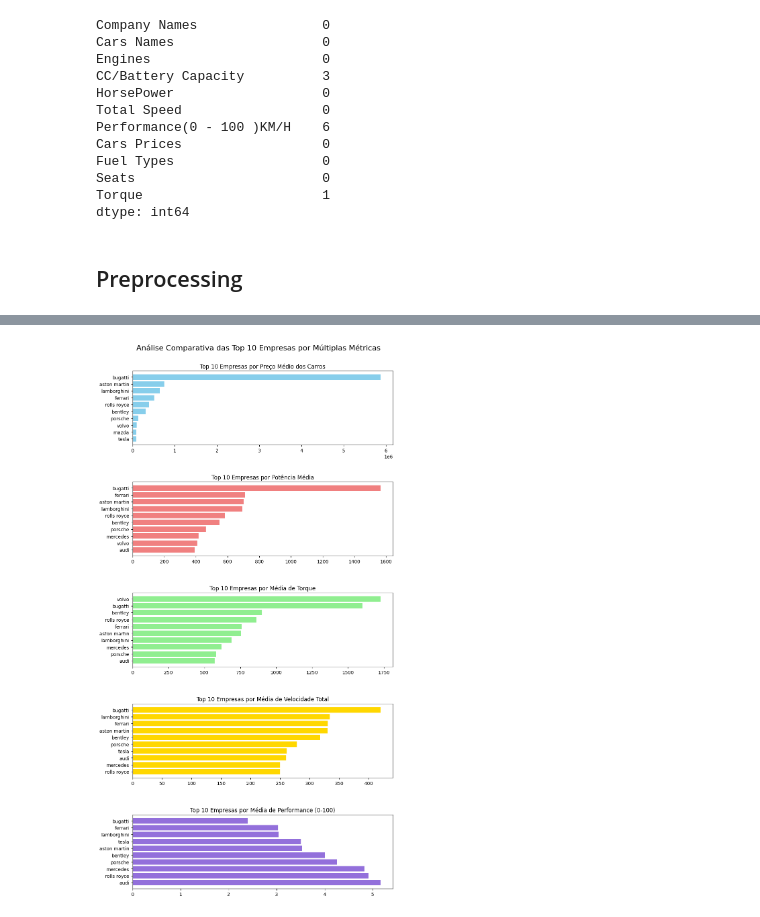
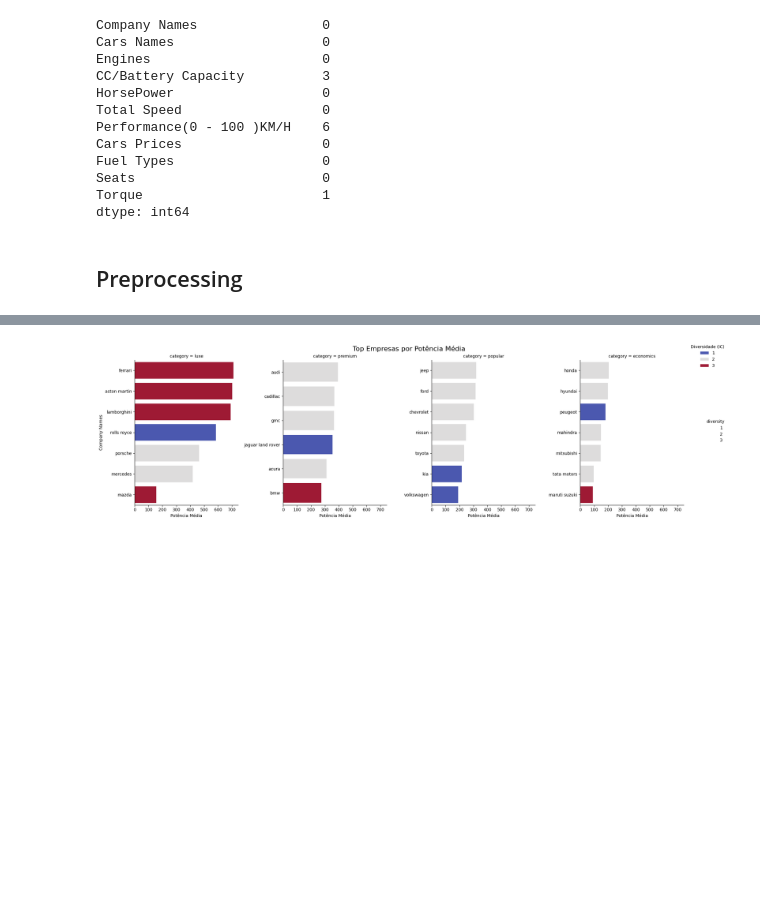
Before and after one commit to KevBoyz/some-python, a Jupyter notebook: Data_Science/Projects/09-cars/stat_cars.ipynb, the cells around one changed output, grey strips where cells are left out. Cells and saved outputs as stored; diff of their text form; code cells hidden in the pictures; blank space fills up the shorter version.

```diff
--- a/Data_Science/Projects/09-cars/stat_cars.ipynb
+++ b/Data_Science/Projects/09-cars/stat_cars.ipynb
@@ -139,0 +153,2 @@ df['Company Names'].value_counts().sort_values(ascending=True).tail(15).plot.pie
+# %%
+df['category'] = df.groupby('Company Names')['Cars Prices'].transform(lambda x: company_category(x.mean()))
@@ -139,0 +176,18 @@ df['Company Names'].value_counts().sort_values(ascending=True).tail(15).plot.pie
+# %%
+df['IC_Amplitude'] = df['ic_upper'] - df['ic_lower']
+df['IC_Relativo_Percentual'] = (df['IC_Amplitude'] / df['Cars Prices_mean']) * 100
+
+Q1 = df['IC_Relativo_Percentual'].quantile(0.25)
+Q3 = df['IC_Relativo_Percentual'].quantile(0.75)
+
+def classificar_ic(ic_relativo):
+    if ic_relativo <= Q1:
+        return 1
+    elif ic_relativo > Q3:
+        return 3
+    else:
+        return 2
+
+df['diversity'] = df['IC_Relativo_Percentual'].apply(classificar_ic)
+# %%
+df.drop(labels=['ic_lower', 'ic_upper', 'IC_Amplitude', 'IC_Relativo_Percentual', 'Cars Prices_mean'], axis=1, inplace=True)
@@ -140,29 +288,71 @@ df['Company Names'].value_counts().sort_values(ascending=True).tail(15).plot.pie
 # %%
-data_price = df['Cars Prices'].groupby(df['Company Names']).mean().sort_values(ascending=False).head(10).sort_values(ascending=True)
-data_hp = df['HorsePower'].groupby(df['Company Names']).mean().sort_values(ascending=False).head(10).sort_values(ascending=True)
-data_torque = df['Torque'].groupby(df['Company Names']).mean().sort_values(ascending=False).head(10).sort_values(ascending=True)
-data_speed = df['Total Speed'].groupby(df['Company Names']).mean().sort_values(ascending=False).head(10).sort_values(ascending=True)
-data_performance = df['Performance(0 - 100 )KM/H'].groupby(df['Company Names']).mean().sort_values(ascending=True).head(10).sort_values(ascending=False)
+METRICAS = {
+    'HorsePower': {'titulo': 'Potência Média', 'asc': False},
+    'Torque': {'titulo': 'Média de Torque', 'asc': False},
+    'Total Speed': {'titulo': 'Média de Velocidade Total', 'asc': False},
+    'Performance(0 - 100 )KM/H': {'titulo': 'Média de Performance (s) (0-100)', 'asc': True},
+}
 
-fig, axes = plt.subplots(nrows=5, ncols=1, figsize=(10, 20))
-plt.subplots_adjust(hspace=0.5)
+COLUNA_SEGMENTO = 'category'
+ORDEM_SEGMENTO = ['luxe', 'premium', 'popular', 'economics']
+ORDEM_DIVERSIDADE = [1, 2, 3]
 
-axes[0].barh(data_price.index, data_price.values, color='skyblue')
-axes[0].set_title('Top 10 Empresas por Preço Médio dos Carros')
 
-axes[1].barh(data_hp.index, data_hp.values, color='lightcoral')
-axes[1].set_title('Top 10 Empresas por Potência Média')
+def get_top_n_by_segment(df, metrica, n=10, ascending=False):
+    """
+    Filtra o DataFrame para obter o Top N de Company Names por métrica,
+    agrupando também pela 'diversity' para que o hue funcione corretamente.
+    """
 
-axes[2].barh(data_torque.index, data_torque.values, color='lightgreen')
-axes[2].set_title('Top 10 Empresas por Média de Torque')
+    grouped = (
+        df
+        .groupby([COLUNA_SEGMENTO, 'Company Names', 'diversity'], as_index=False)[metrica]
+        .mean()
+    )
+    top_n_df = (
+        grouped
+        .sort_values(metrica, ascending=ascending)
+        .groupby(COLUNA_SEGMENTO, as_index=False)
+        .head(n)
+    )
+    return top_n_df
 
-axes[3].barh(data_speed.index, data_speed.values, color='gold')
-axes[3].set_title('Top 10 Empresas por Média de Velocidade Total')
+for metrica, config in METRICAS.items():
 
-axes[4].barh(data_performance.index, data_performance.values, color='mediumpurple')
-axes[4].set_title('Top 10 Empresas por Média de Performance (0-100)')
+    df_plot = get_top_n_by_segment(
+        df,
+        metrica,
+        n=10,
+        ascending=config['asc']
+    )
 
-plt.suptitle('Análise Comparativa das Top 10 Empresas por Múltiplas Métricas', fontsize=16, y=0.92) # Título geral
+    g = sns.catplot(
+        data=df_plot,
+        x=metrica,
+        y='Company Names',
+        kind='bar',
+        col=COLUNA_SEGMENTO,
+        col_order=ORDEM_SEGMENTO,
+        hue='diversity',
+        hue_order=ORDEM_DIVERSIDADE,
+        palette='coolwarm',
+        height=6,
+        aspect=0.8,
+        sharey=False
+    )
+
+    g.figure.subplots_adjust(top=0.9)
+    g.figure.suptitle(
+        f'Top Empresas por {config["titulo"]}',
+        fontsize=16
+    )
+
+    g.add_legend(title="Diversidade (IC)", loc='upper right')
+
+    for ax in g.axes.flat:
+        ax.set_xlabel(config['titulo'])
+        ax.ticklabel_format(style='plain', axis='x', useOffset=False)
+
 plt.show()
 # %% [output]
-[figure, old version]
+[figure, new version]
```
Also changed, not shown: parts of 40 cells of this notebook, 1 other file.
